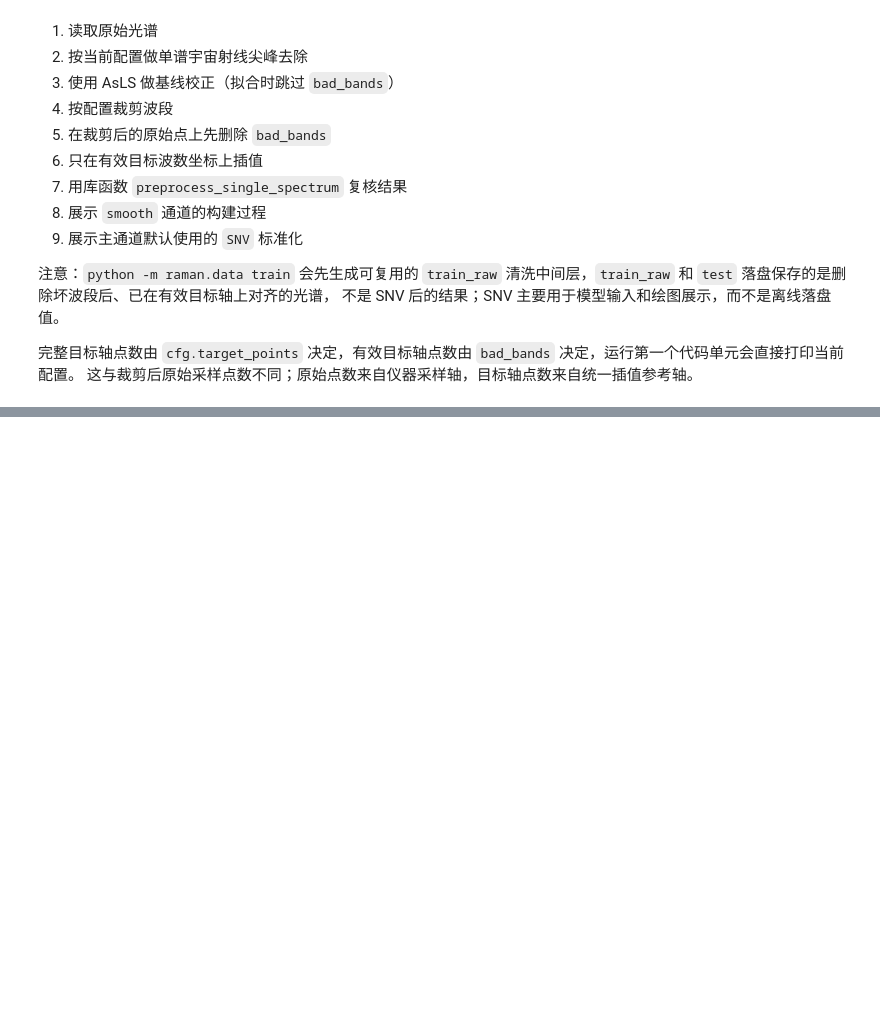
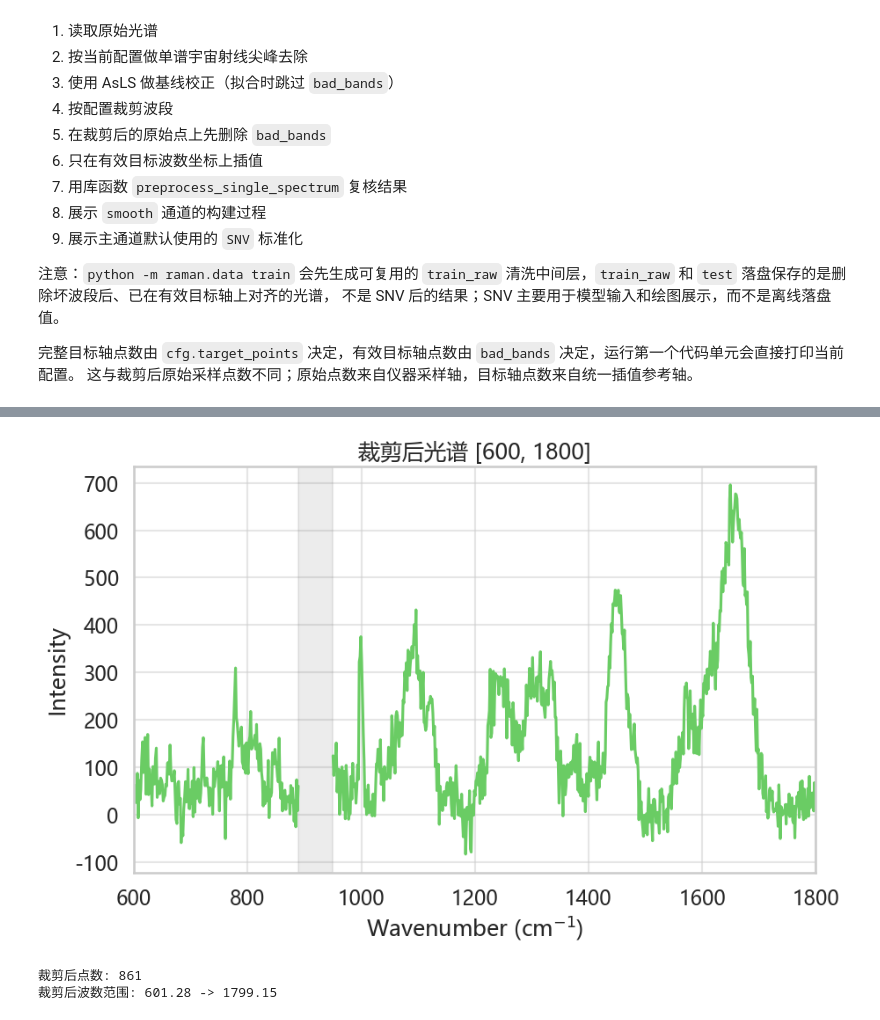
Before and after one commit to YaoHui-Wu06022/Bacterial-Raman-Spectroscopy-Classification, a Jupyter notebook: notebooks/single_process_AsLS_cut_SNV.ipynb, the cells around one changed output, grey strips where cells are left out. Saved outputs shown, nothing was run; the diff lists cells and outputs as text; code cells hidden in the pictures; blank space fills up the shorter version.

```diff
--- a/notebooks/single_process_AsLS_cut_SNV.ipynb
+++ b/notebooks/single_process_AsLS_cut_SNV.ipynb
@@ -175,20 +234,24 @@ print(f"单谱宇宙射线替换点数: {cosmic_replaced}")
 # %%
 # 4. 按当前配置裁剪波段
 mask_cut = (wn >= cfg.cut_min) & (wn <= cfg.cut_max)
 wn_cut = wn[mask_cut]
 sp_cut = sp_bc[mask_cut]
 
 fig, ax = plt.subplots(figsize=(10, 6))
-ax.plot(wn_cut, sp_cut, color=sns.color_palette("muted")[2])
+plot_without_bad_bands(ax, wn_cut, sp_cut, BAD_BANDS, color=sns.color_palette("muted")[2])
 add_bad_band_spans(ax, BAD_BANDS)
 ax.set_xlim([cfg.cut_min, cfg.cut_max])
 ax.set_title(f"裁剪后光谱 [{cfg.cut_min}, {cfg.cut_max}]")
 ax.set_xlabel("Wavenumber (cm$^{-1}$)")
 ax.set_ylabel("Intensity")
 plt.show()
 
 print(f"裁剪后点数: {wn_cut.size}")
 print(f"裁剪后波数范围: {wn_cut[0]:.2f} -> {wn_cut[-1]:.2f}")
+# %% [output]
+[figure, added]
+裁剪后点数: 861
+裁剪后波数范围: 601.28 -> 1799.15
 # %%
 # 5. 在裁剪结果上先删除坏波段
 # 当前 raman.data 的真实做法是让坏波段同时退出插值与最终输出。
```
Also changed, not shown: parts of 8 cells of this notebook.
